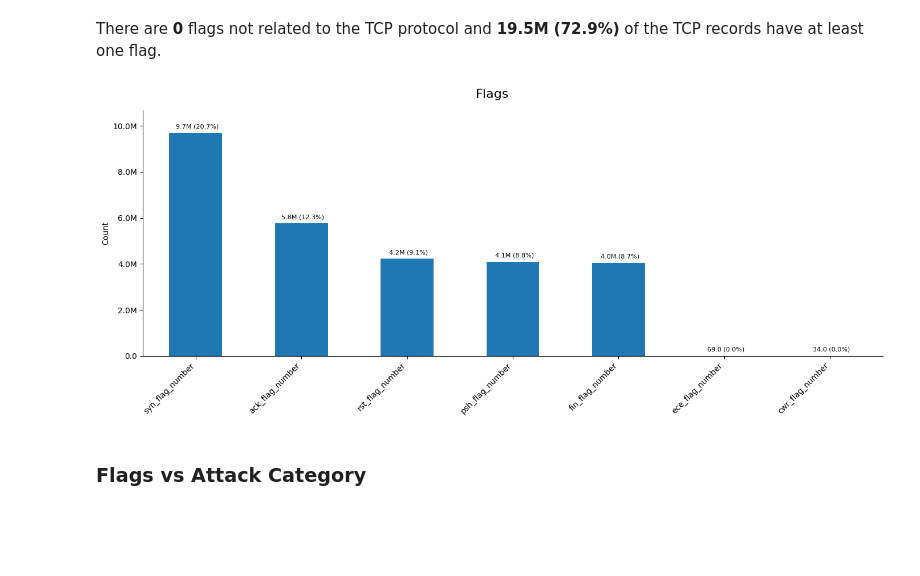
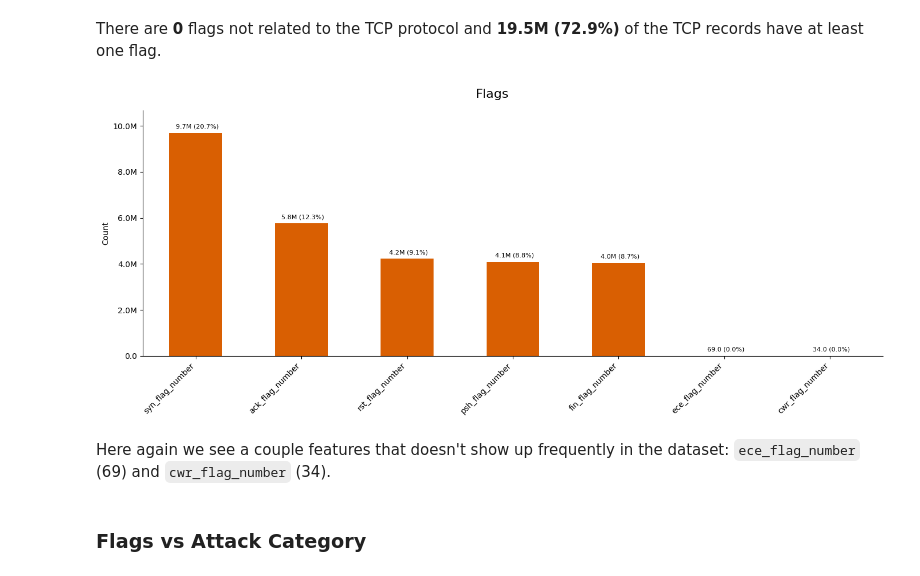
Before and after one commit to inaciobr/Multi-Stage-IoT-Intrusion-Detection, a Jupyter notebook: notebooks/1 - EDA.ipynb, the cells around one changed output. Drawn from its saved outputs; the diff is of its cells as text; code cells hidden in the pictures; blank space fills up the shorter version.

Commit message:
Add colors to the EDA

```diff
--- a/notebooks/1 - EDA.ipynb
+++ b/notebooks/1 - EDA.ipynb
@@ -141,9 +141,12 @@ sys.path.append('../')
 from utils import get_constants
 
 constants = get_constants()
+
 parquet_path = constants['parquet_path']
 features = constants['features']
 protocol_layer = constants['protocol_layer']
+protocol_layer_map = constants['protocol_layer_map']
+attack_category = constants['attack_category']
 attack_category_map = constants['attack_category_map']
 # %%
 eng_formatter = mpl.ticker.EngFormatter(places=1, sep='')
@@ -154,19 +177,25 @@ def full_eng_formatter(value, total):
 # %%
-def plot_frequency_barh(column, feature):
+def plot_frequency_barh(column, feature, color_map=None):
     fig, ax = plt.subplots(figsize=(14, 5 + column.nunique() // 8))
     fig.suptitle(f'{feature} Frequency', fontsize=16)
 
-    # Horizontal bar chart for readability
     counts = column.value_counts(ascending=True)
-    barh = counts.plot(kind='barh', width=0.8, ax=ax)
+    barh = counts.plot(
+        kind='barh',
+        width=0.8,
+        ax=ax,
+        color=tuple(map(color_map.get, counts.index)) if color_map else None
+    )
 
     h_displacement = 0.005 * max(counts)
     y_displacement = -0.005 * len(counts)
 
     for index, value in enumerate(counts):
-        plt.text(x=value + h_displacement,
-                 y=index + y_displacement,
-                 s=full_eng_formatter(value, len(df)))
+        plt.text(
+            x=value + h_displacement,
+            y=index + y_displacement,
+            s=full_eng_formatter(value, len(df))
+        )
 
     ax.set_xlabel('Frequency')
     ax.set_ylabel(feature)
@@ -176,11 +205,16 @@ def plot_frequency_barh(column, feature):
     plt.tight_layout()
 
 
-def plot_binary_features(df, size, title):
+def plot_binary_features(df, size, title, color_map=None):
     fig, ax = plt.subplots(figsize=(14, 6))
     fig.suptitle(title, fontsize=16)
 
-    df.plot.bar(ax=ax, legend=False)
+    counts = df.sum(axis=0).sort_values(ascending=False)
+    counts.plot.bar(
+        ax=ax,
+        legend=False,
+        color=tuple(map(color_map.get, counts.index)) if color_map else None
+    )
 
     ax.set_xlabel(None)
     plt.xticks(rotation=45, ha='right')
@@ -429,12 +473,15 @@ HTML(f"""
 There are 0 flags not related to the TCP protocol and 19.5M (72.9%) of the TCP records have at least one flag.
 # %%
 plot_binary_features(
-    df=df[features['tcp_flag']].sum().sort_values(ascending=False),
+    df=df[features['tcp_flag']],
     size=len(df),
-    title="Flags"
+    title="Flags",
+    color_map={flag: protocol_color['TCP'] for flag in features['tcp_flag']}
 )
 # %% [output]
-[figure, old version]
+[figure, new version]
+# %% [markdown]
+Here again we see a couple features that doesn't show up frequently in the dataset: `ece_flag_number` (69) and `cwr_flag_number` (34).
 # %% [markdown]
 ### Flags vs Attack Category
 # %%
```
Also changed, not shown: parts of 12 cells of this notebook, 1 other file.
